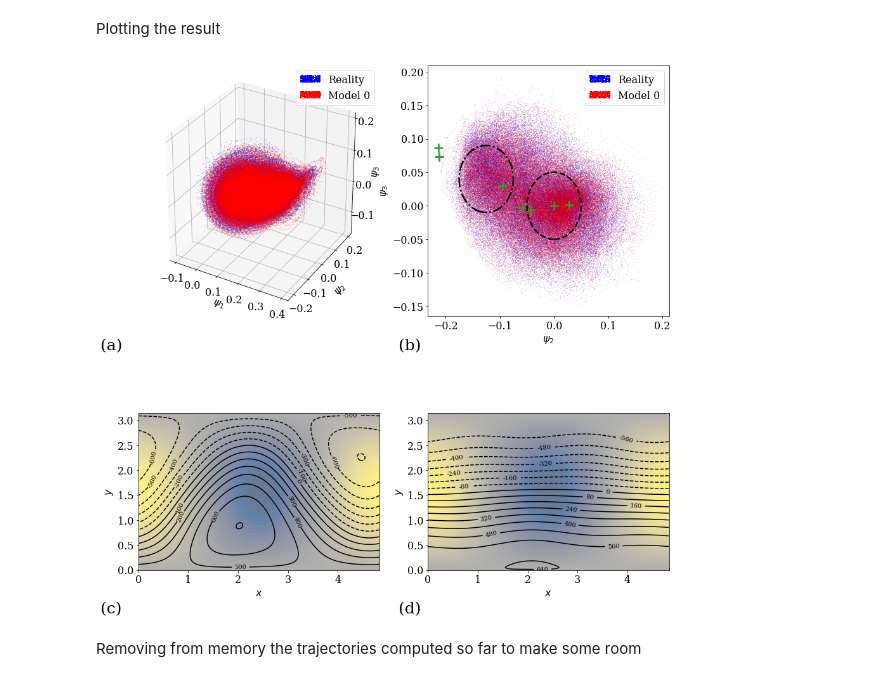
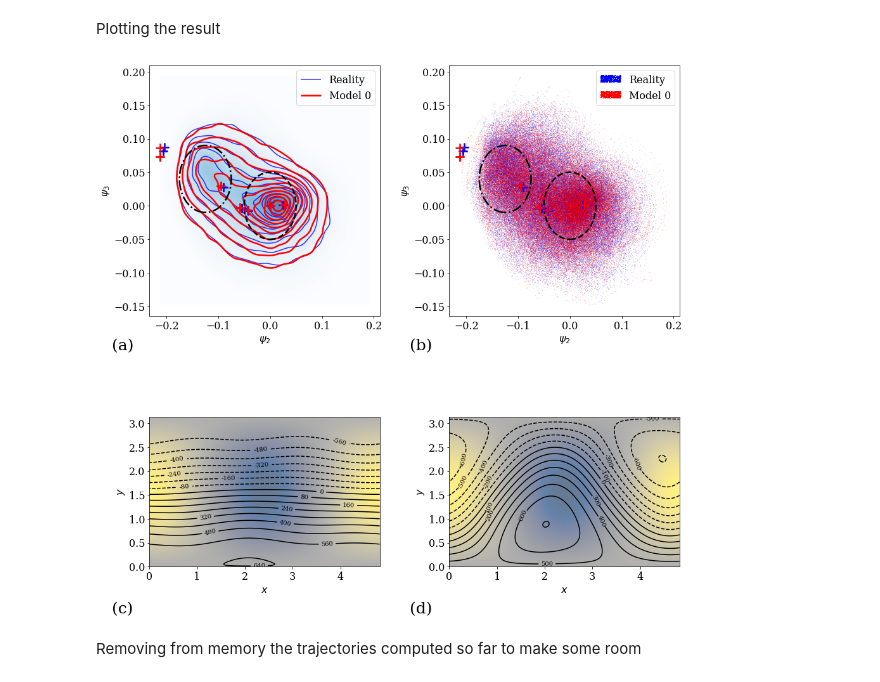
Before and after one commit to jodemaey/Postprocessing_and_response_theory_notebooks, a Jupyter notebook: Postprocessing_NC_experiment.ipynb, the cells around one changed output. Drawn from its saved outputs; the diff is of its cells as text; code cells hidden in the pictures.

Commit message:
Update of the figures to last version of the manuscript

```diff
--- a/Postprocessing_NC_experiment.ipynb
+++ b/Postprocessing_NC_experiment.ipynb
@@ -338,0 +398,6 @@ plt.tight_layout()
+# %%
+%%time
+# For the model 0
+
+kernely = gaussian_kde(trajy[(varx, vary), :])
+Zy = np.reshape(kernely(positions).T, Xx.shape)
@@ -345,9 +433,8 @@ def radius(x,v,i,j):
 varx = 1
 vary = 2
 
-xr1 = np.mean(trajy[:, radius((-0.125,0.04),trajy,varx, vary) < 0.1], axis=1)
-
-xr2 = np.mean(trajy[:, radius((0.0,0.0),trajy,varx, vary) < 0.1], axis=1)
+xr1 = np.mean(trajy[:, radius((0.0,0.0),trajy,varx, vary) < 0.1], axis=1)
+xr2 = np.mean(trajy[:, radius((-0.125,0.04),trajy,varx, vary) < 0.1], axis=1)
 # %% [markdown]
 Plotting the result
 # %%
@@ -401,19 +488,46 @@ class ObjHandler(HandlerBase):
 
         return [leg]
 
+bound = 2.
+normx = kernelx.integrate_box((-bound, -bound), (bound, bound))
+normy = kernely.integrate_box((-bound, -bound), (bound, bound))
+
 fig = plt.figure(figsize=(15,16))
 
-axi = fig.add_subplot(221, projection='3d')
+#axi = fig.add_subplot(221, projection='3d')
 
-axi.scatter(trajx[0], trajx[1], trajx[2], s=0.05,label='Reality', color='b');
-axi.scatter(trajy[0], trajy[1], trajy[2], s=0.06,label='Model 0', color='r');
-scatter1_proxy = lines.Line2D([0],[0], linestyle="none", c='b', ms=0.05)
-scatter2_proxy = lines.Line2D([0],[0], linestyle="none", c='r', ms=0.06)
+#axi.scatter(trajx[0], trajx[1], trajx[2], s=0.05,label='Reality', color='b');
+#axi.scatter(trajy[0], trajy[1], trajy[2], s=0.06,label='Model 0', color='r');
+#scatter1_proxy = lines.Line2D([0],[0], linestyle="none", c='b', ms=0.05)
+#scatter2_proxy = lines.Line2D([0],[0], linestyle="none", c='r', ms=0.06)
 
-axi.set_xlabel('$'+vs[0]+'$')
-axi.set_ylabel('\n$'+vs[1]+'$')
-axi.set_zlabel('$'+vs[2]+'$')
-axi.legend([scatter1_proxy, scatter2_proxy], ['Reality', 'Model 0'], handler_map={lines.Line2D: ObjHandler()})
+#axi.set_xlabel('$'+vs[0]+'$')
+#axi.set_ylabel('\n$'+vs[1]+'$')
+#axi.set_zlabel('\n$'+vs[2]+'$')
+#axi.legend([scatter1_proxy, scatter2_proxy], ['Reality', 'Model 0'], handler_map={lines.Line2D: ObjHandler()})
+
+axio = fig.add_subplot(221)
+
+axio.plot(reality_fixed_point[:,varx], reality_fixed_point[:,vary], marker='+', ms=14., markeredgewidth=2.5, color='blue', ls='', zorder=200.)
+axio.plot(model0_fixed_point[:,varx], model0_fixed_point[:,vary], marker='+', ms=14., markeredgewidth=2.5, color='red', ls='', zorder=200.)
+
+axio.imshow(np.rot90(Zx), cmap=plt.cm.Blues, extent=[xmin, xmax, ymin, ymax], aspect='auto', alpha=0.6)
+csx = axio.contour(Xx, Yx, Zx/normx, colors=['blue'], extent=[xmin, xmax, ymin, ymax], alpha=0.8, levels=10)
+csy = axio.contour(Xx, Yx, Zy/normy, colors=['red'], extent=[xmin, xmax, ymin, ymax], alpha=1.,linewidths=2.5, levels=10);
+
+csx.collections[0].set_label('Reality')
+csy.collections[0].set_label('Model 0')
+
+c1 = mpatches.Ellipse((-0.0,-0.0), width=0.1,height=0.1,edgecolor='k', linestyle='--', lw=2.5, facecolor="none", zorder=100.)
+c2 = mpatches.Ellipse((-0.125,0.04), width=0.1,height=0.1, angle=-20, edgecolor='k', linestyle='-.', lw=2.5, facecolor="none", zorder=100.)
+
+axio.add_patch(c1)
+axio.add_patch(c2)
+
+axio.set_xlabel('$'+vs[1]+'$')
+axio.set_ylabel('$'+vs[2]+'$')
+
+axio.legend()
 
 axi = fig.add_subplot(222)
 varx = 1
@@ -427,42 +541,48 @@ axi.add_patch(c2)
 
 axi.plot(trajx[varx], trajx[vary], marker='o', ms=0.07, ls='',label='Reality', color='b')
 axi.plot(trajy[varx], trajy[vary], marker='o', ms=0.07, ls='',label='Model 0', color='r')
-axi.plot(model0_fixed_point[:,varx], model0_fixed_point[:,vary], marker='+', ms=14., markeredgewidth=2.5, color='tab:green', ls='', zorder=50.)
 
+axi.plot(reality_fixed_point[:,varx], reality_fixed_point[:,vary], marker='+', ms=14., markeredgewidth=2.5, color='blue', ls='', zorder=200.)
+axi.plot(model0_fixed_point[:,varx], model0_fixed_point[:,vary], marker='+', ms=14., markeredgewidth=2.5, color='red', ls='', zorder=200.)
 
 axi.set_xlabel('$'+vs[varx]+'$')
 axi.set_ylabel('$'+vs[vary]+'$')
 axi.legend(handler_map={lines.Line2D: ObjHandler()})
+
+axio.set_xlim(axi.get_xlim())
+axio.set_ylim(axi.get_ylim())
 
 axi = fig.add_subplot(223)
 x = model0_parameters.scale_params.hk
 mapped = map_to_field(x)
 #     grad = np.gradient(mapped
 #     grad = np.sqrt(grad[0]**2+grad[1]**2)
 
 im=axi.imshow(mapped,interpolation='bilinear', cmap=cm.cividis, origin='lower', extent=[0,2*np.pi/model0_parameters.scale_params.n,0,np.pi], alpha=0.6)
 cont = axi.contour(X, Y, map_to_field(geo*rpr*xr1[:int(model0_parameters.ndim/2)]), levels=15, colors='k')
 axi.set_xlabel('$x$')
 axi.set_ylabel('$y$')
 axi.clabel(cont, fontsize=10, fmt='%1.f')
 
 axi = fig.add_subplot(224)
 im=axi.imshow(mapped,interpolation='bilinear', cmap=cm.cividis, origin='lower', extent=[0,2*np.pi/model0_parameters.scale_params.n,0,np.pi], alpha=0.6)
 cont = axi.contour(X, Y, map_to_field(geo*rpr*xr2[:int(model0_parameters.ndim/2)]), levels=15, colors='k')
 axi.set_xlabel('$x$')
 axi.set_ylabel('$y$')
 axi.clabel(cont, fontsize=10, fmt='%1.f')
 
+fig.subplots_adjust(wspace=0.3)
+
 fig.text(0.07,0.13,'(c)', fontsize=25)
 fig.text(0.505,0.13,'(d)', fontsize=25)
 
 fig.text(0.07,0.49,'(a)', fontsize=25)
 fig.text(0.505,0.49,'(b)', fontsize=25);
 
 #fig.savefig('../note/figures/fig02.pdf', dpi=300);
 #fig.savefig('../note/figures/fig02.png', dpi=300);
 # %% [output]
-[figure, old version]
+[figure, new version]
 # %% [markdown]
 Removing from memory the trajectories computed so far to make some room
 # %%
```
Also changed, not shown: parts of 30 cells of this notebook, 1 other file.
